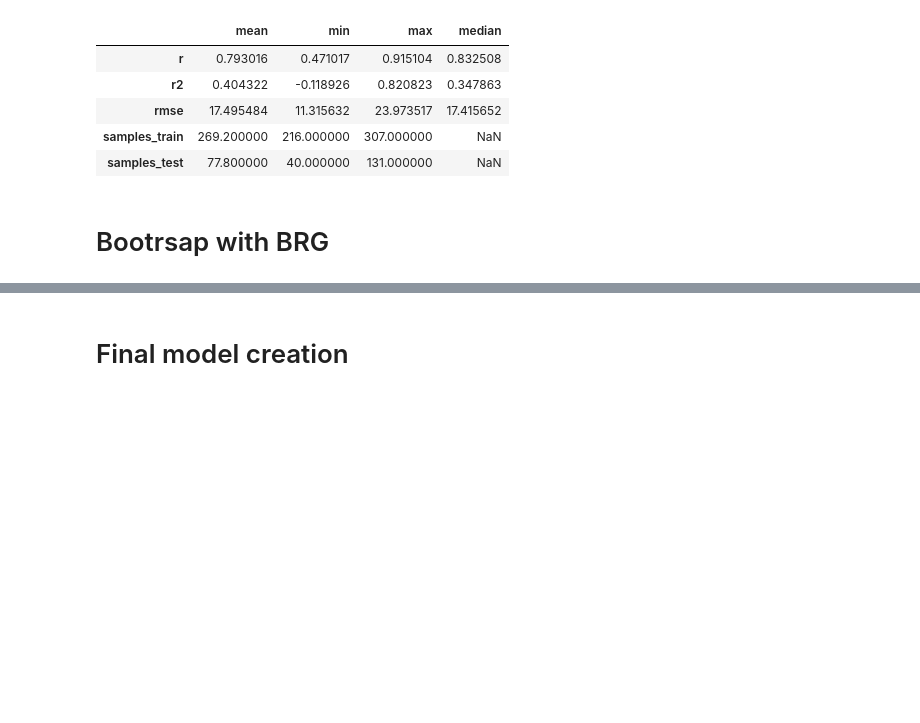
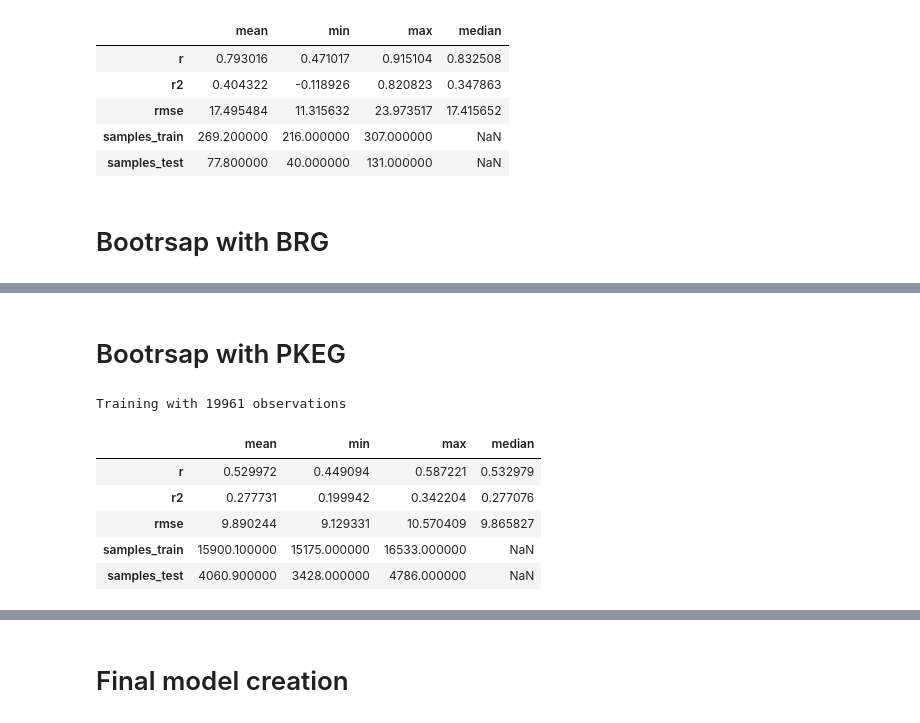
Before and after one commit to dfguerrerom/gwl-modeling, a Jupyter notebook: 4_model_training.ipynb, the cells around one changed output, grey strips where cells are left out. Drawn from its saved outputs; the diff is of its cells as text; code cells hidden in the pictures; blank space fills up the shorter version.

```diff
--- a/4_model_training.ipynb
+++ b/4_model_training.ipynb
@@ -329,0 +346,17 @@ bootstrap_result
+# %% [markdown]
+# Bootrsap with PKEG
+# %%
+selected_df = df[
+    (df.source.isin(["pkeg"])) &
+    (df.island == "Sumatera")
+]
+bootstrap_result = bootstrap(df = selected_df, variable="gwl_cm", iterations=10, train_size=0.8)
+bootstrap_result
+# %% [output]
+Training with 19961 observations
+|  | mean | min | max | median |
+| r | 0.529972 | 0.449094 | 0.587221 | 0.532979 |
+| r2 | 0.277731 | 0.199942 | 0.342204 | 0.277076 |
+| rmse | 9.890244 | 9.129331 | 10.570409 | 9.865827 |
+| samples_train | 15900.100000 | 15175.000000 | 16533.000000 | NaN |
+| samples_test | 4060.900000 | 3428.000000 | 4786.000000 | NaN |
```
Also changed, not shown: parts of 7 cells of this notebook, 2 other files.
